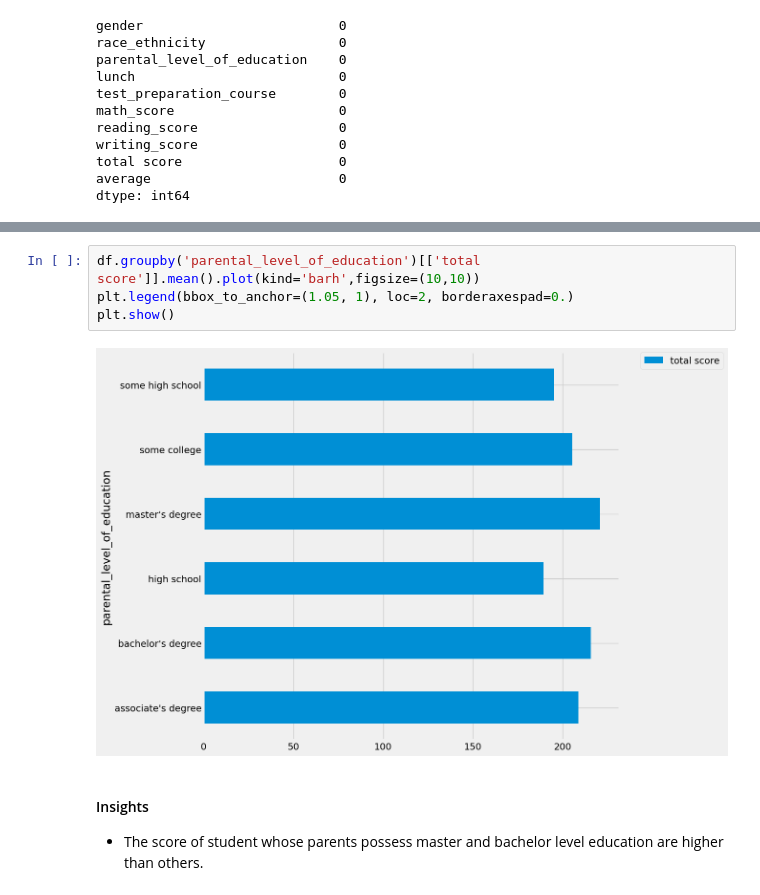
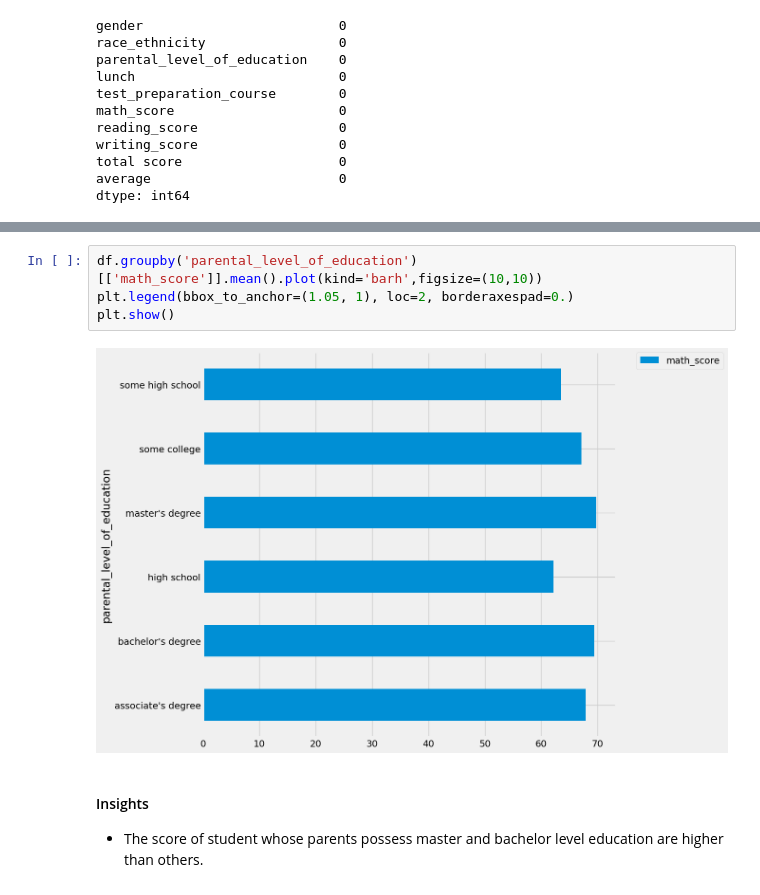
Before and after one commit to SacSresta/mlproject, a Jupyter notebook: notebook/1 . EDA STUDENT PERFORMANCE .ipynb, the cells around one changed output, grey strips where cells are left out. Saved outputs shown, nothing was run; the diff lists cells and outputs as text.

```diff
--- a/notebook/1 . EDA STUDENT PERFORMANCE .ipynb
+++ b/notebook/1 . EDA STUDENT PERFORMANCE .ipynb
@@ -584,9 +593,9 @@ dtype: int64
 # %%
-df.groupby('parental_level_of_education')[['total score']].mean().plot(kind='barh',figsize=(10,10))
+df.groupby('parental_level_of_education')[['math_score']].mean().plot(kind='barh',figsize=(10,10))
 plt.legend(bbox_to_anchor=(1.05, 1), loc=2, borderaxespad=0.)
 plt.show()
 # %% [output]
-[figure, old version]
+[figure, new version]
 # %% [markdown]
 #### Insights
 - The score of student whose parents possess master and bachelor level education are higher than others.
```
Also changed, not shown: parts of 9 cells of this notebook, 8 other files.
